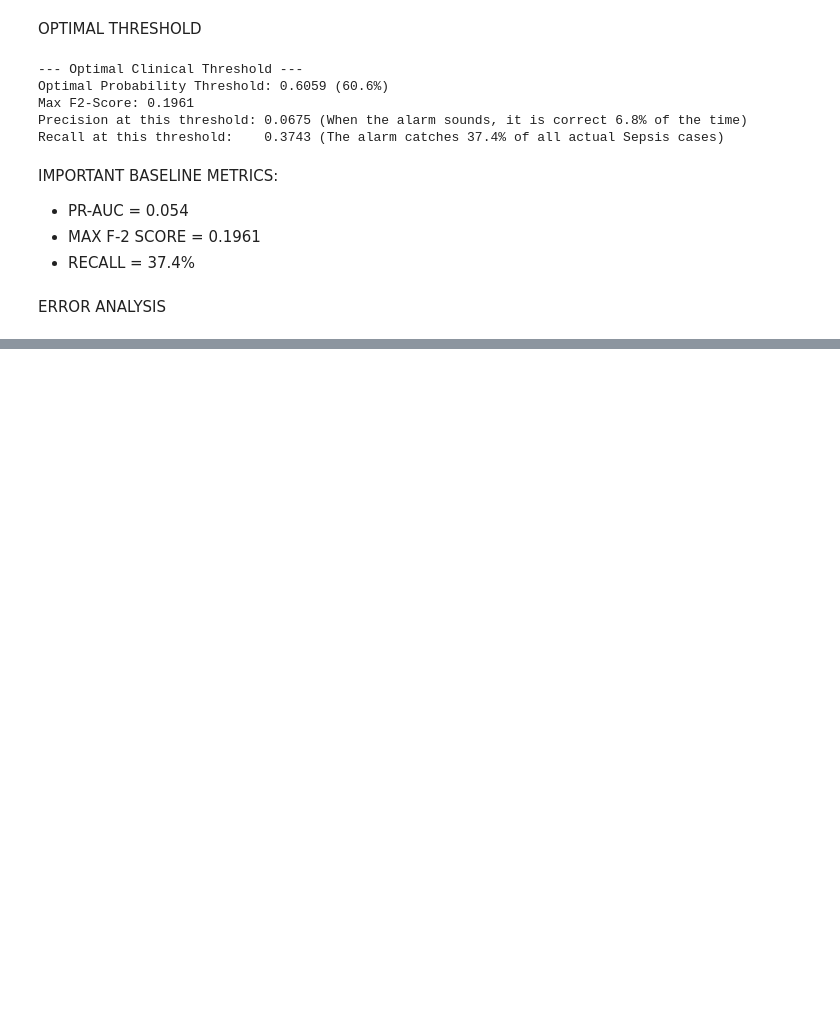
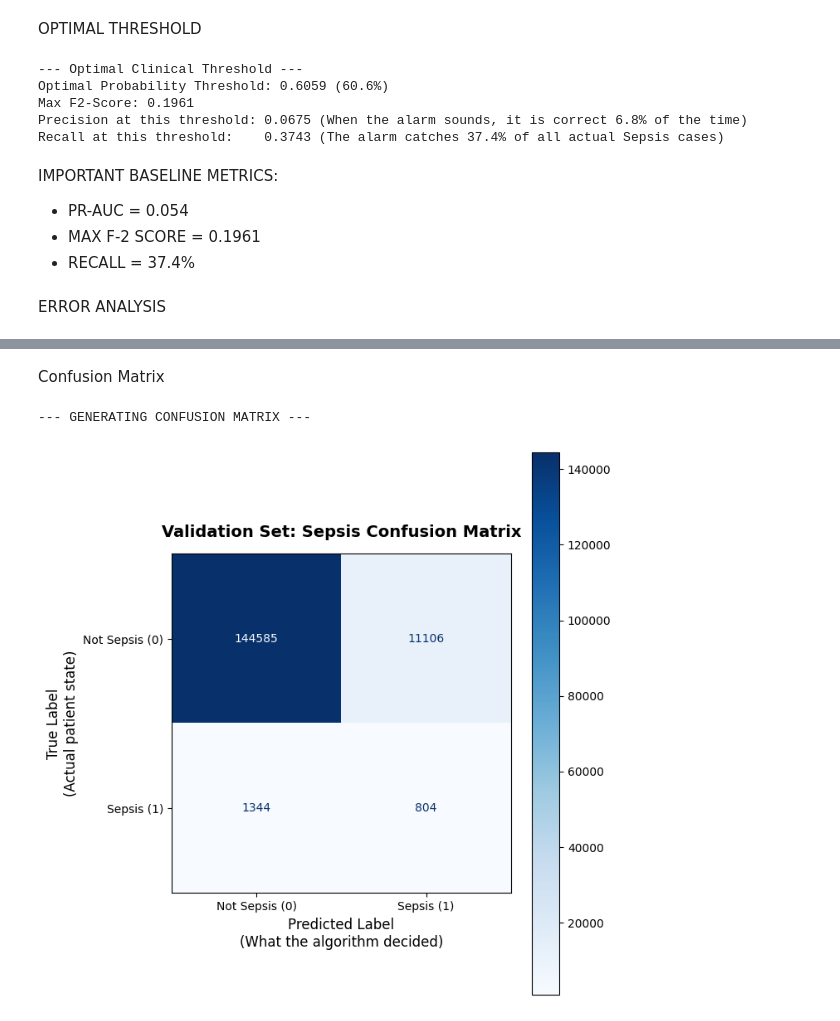
Before and after one commit to Clopo10/ML_Pipeline, a Jupyter notebook: notebooks/optimized_base_model.ipynb, the cells around one changed output, grey strips where cells are left out. Cells and saved outputs as stored; diff of their text form; code cells hidden in the pictures; blank space fills up the shorter version.

Commit message:
confusion matrix

```diff
--- a/notebooks/optimized_base_model.ipynb
+++ b/notebooks/optimized_base_model.ipynb
@@ -271,3 +271,39 @@ Autopsy for Patient Index: 505149
 Actual Label: 1 (Sepsis)
 Model Predicted Risk: 19.78%
 [figure]
+# %% [markdown]
+Confusion Matrix
+# %%
+import matplotlib.pyplot as plt
+from sklearn.metrics import confusion_matrix, ConfusionMatrixDisplay
+
+print("--- GENERATING CONFUSION MATRIX ---")
+
+# Use the same optimal threshold selected from the PR/F2 analysis
+optimal_threshold = pr_thresholds[best_idx]
+y_pred_binary = (y_pred_proba >= optimal_threshold).astype(int)
+
+# 1. Calculate the raw confusion matrix
+cm = confusion_matrix(y_val, y_pred_binary)
+
+# 2. Set up the display object with clear clinical labels
+disp = ConfusionMatrixDisplay(
+    confusion_matrix=cm,
+    display_labels=['Not Sepsis (0)', 'Sepsis (1)']
+)
+
+# 3. Plot the matrix
+fig, ax = plt.subplots(figsize=(7, 7))
+
+disp.plot(cmap='Blues', ax=ax, values_format='d')
+
+# 4. Add clinical context to the axes
+plt.title('Validation Set: Sepsis Confusion Matrix', fontsize=14, fontweight='bold', pad=15)
+plt.xlabel('Predicted Label\n(What the algorithm decided)', fontsize=12)
+plt.ylabel('True Label\n(Actual patient state)', fontsize=12)
+
+plt.tight_layout()
+plt.show()
+# %% [output]
+--- GENERATING CONFUSION MATRIX ---
+[figure, added]
```
Also changed, not shown: parts of 1 cell of this notebook, 1 other file.
